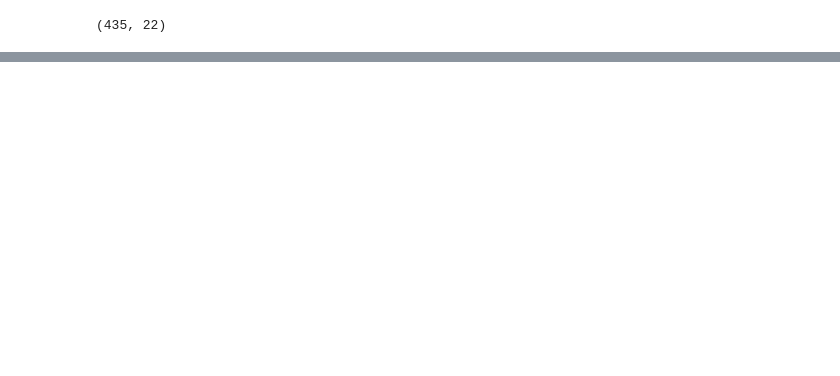
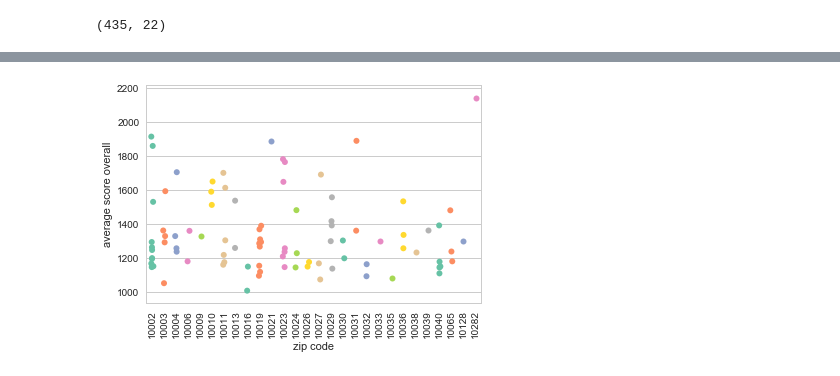
Before and after one commit to chrisc617/Data-Bootcamp-Final-Project, a Jupyter notebook: Final Project - SAT Scores.ipynb, the cells around one changed output, grey strips where cells are left out. Drawn from its saved outputs; the diff is of its cells as text; code cells hidden in the pictures; blank space fills up the shorter version.

```diff
--- a/Final Project - SAT Scores.ipynb
+++ b/Final Project - SAT Scores.ipynb
@@ -33,6 +34,8 @@ sat_m = sat_m.dropna()
 sat_m.drop_duplicates(['school id'])
 sat_m = sat_m.drop_duplicates(['school id'])
 print(sat_m.shape)
+sat_m['zip code'] = sat_m['zip code'].astype(str)
+print(sat_m.dtypes)
 sat_m.head()
 # %% [output]
 (106, 14)
@@ -83,0 +111,10 @@ sat_m.sort_values('average score overall',ascending=False).head()
+# %%
+import seaborn as sns
+sns.set_style('whitegrid')
+ax = sns.stripplot(x='zip code', y='average score overall',
+                  data=sat_m, jitter=True,
+                  palette='Set2', dodge=True, size=6)
+for i in ax.get_xticklabels():
+    i.set_rotation(90)
+# %% [output]
+[figure, added]
```
Also changed, not shown: parts of 12 cells of this notebook.
